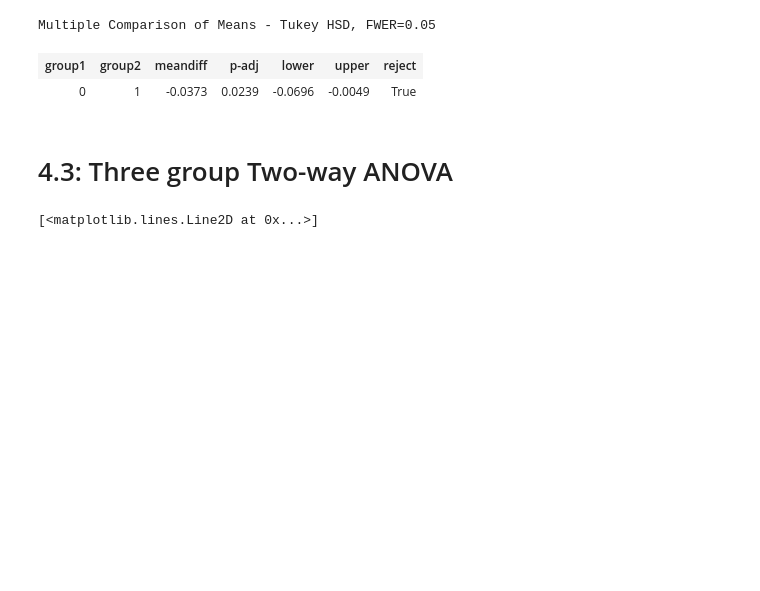
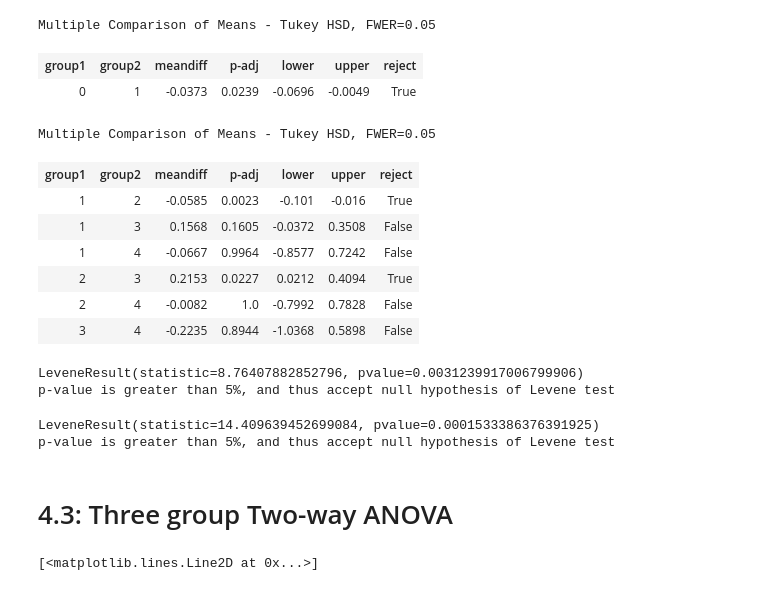
Before and after one commit to ZJHRyan/pp-workshop-try, a Jupyter notebook: useful.ipynb, the cells around one changed output. Cells and saved outputs as stored; diff of their text form; code cells hidden in the pictures; blank space fills up the shorter version.

```diff
--- a/useful.ipynb
+++ b/useful.ipynb
@@ -848,6 +848,41 @@ mcresult.summary()
 Multiple Comparison of Means - Tukey HSD, FWER=0.05
 | group1 | group2 | meandiff | p-adj | lower | upper | reject |
 | 0 | 1 | -0.0373 | 0.0239 | -0.0696 | -0.0049 | True |
+# %%
+mc=MultiComparison(df.score,)
+mcresult=mc.tukeyhsd(0.05)
+mcresult.summary()
+# %% [output]
+Multiple Comparison of Means - Tukey HSD, FWER=0.05
+| group1 | group2 | meandiff | p-adj | lower | upper | reject |
+| 1 | 2 | -0.0585 | 0.0023 | -0.101 | -0.016 | True |
+| 1 | 3 | 0.1568 | 0.1605 | -0.0372 | 0.3508 | False |
+| 1 | 4 | -0.0667 | 0.9964 | -0.8577 | 0.7242 | False |
+| 2 | 3 | 0.2153 | 0.0227 | 0.0212 | 0.4094 | True |
+| 2 | 4 | -0.0082 | 1.0 | -0.7992 | 0.7828 | False |
+| 3 | 4 | -0.2235 | 0.8944 | -1.0368 | 0.5898 | False |
+# %%
+#Perform the Levene's test to determine if the variances of all groups are equal
+#compute p value for each group by using chi square goodness of fit test
+import numpy as np
+import scipy.stats as sts
+#4th par: use 'mean' because samples follow normal distributions.
+print(sts.levene(df[df.include_food == 0].score.values, df[df.include_food == 1].score.values,center='mean'))
+print('p-value is greater than 5%, and thus accept null hypothesis of Levene test')
+# %% [output]
+LeveneResult(statistic=8.76407882852796, pvalue=0.0031239917006799906)
+p-value is greater than 5%, and thus accept null hypothesis of Levene test
+# %%
+#Perform the Levene's test to determine if the variances of all groups are equal
+#compute p value for each group by using chi square goodness of fit test
+import numpy as np
+import scipy.stats as sts
+#4th par: use 'mean' because samples follow normal distributions.
+print(sts.levene(df[df.price_range == 1].score.values, df[df.price_range >1].score.values,center='mean'))
+print('p-value is greater than 5%, and thus accept null hypothesis of Levene test')
+# %% [output]
+LeveneResult(statistic=14.409639452699084, pvalue=0.0001533386376391925)
+p-value is greater than 5%, and thus accept null hypothesis of Levene test
 # %% [markdown]
 # 4.3: Three group Two-way ANOVA
 # %%
```
Also changed, not shown: parts of 19 cells of this notebook.
